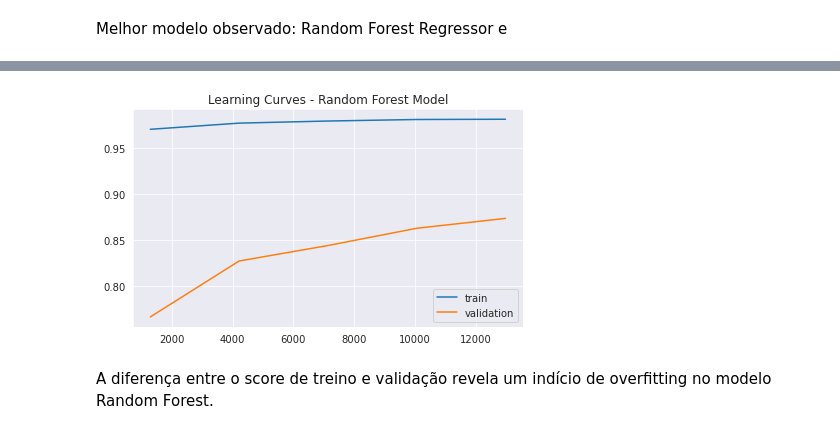
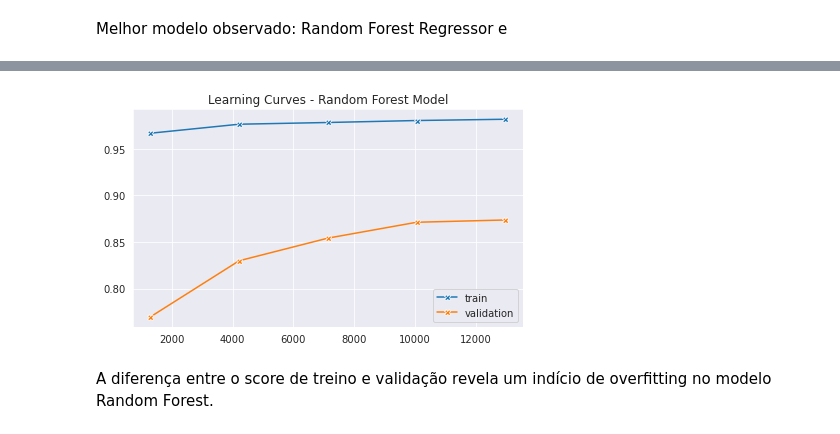
Before and after one commit to GabrielG16/HouseRocket-Pricing, a Jupyter notebook: Modeling.ipynb, the cells around one changed output, grey strips where cells are left out. Cells and saved outputs as stored; diff of their text form; code cells hidden in the pictures.

```diff
--- a/Modeling.ipynb
+++ b/Modeling.ipynb
@@ -181,13 +181,13 @@ Test_MSE:   128182.07739993121 51715.31556819386
 lc = learning_curve(rf_pipe, X_train, y_train, cv = 5, shuffle = True)
 # %%
 plt.figure(figsize=(7,4))
-sns.lineplot(x=lc[0], y=np.mean(lc[1], axis = 1), label = 'train')
-sns.lineplot(x=lc[0], y=np.mean(lc[2], axis = 1), label = 'validation')
+sns.lineplot(x=lc[0], y=np.mean(lc[1], axis = 1), label = 'train', marker = "X")
+sns.lineplot(x=lc[0], y=np.mean(lc[2], axis = 1), label = 'validation', marker = 'X')
 plt.title('Learning Curves - Random Forest Model', fontsize = 12)
 plt.legend()
 plt.show()
 # %% [output]
-[figure, old version]
+[figure, new version]
 # %% [markdown]
 A diferença entre o score de treino e validação revela um indício de overfitting no modelo Random Forest.
 # %%
```
Also changed, not shown: parts of 14 cells of this notebook.
